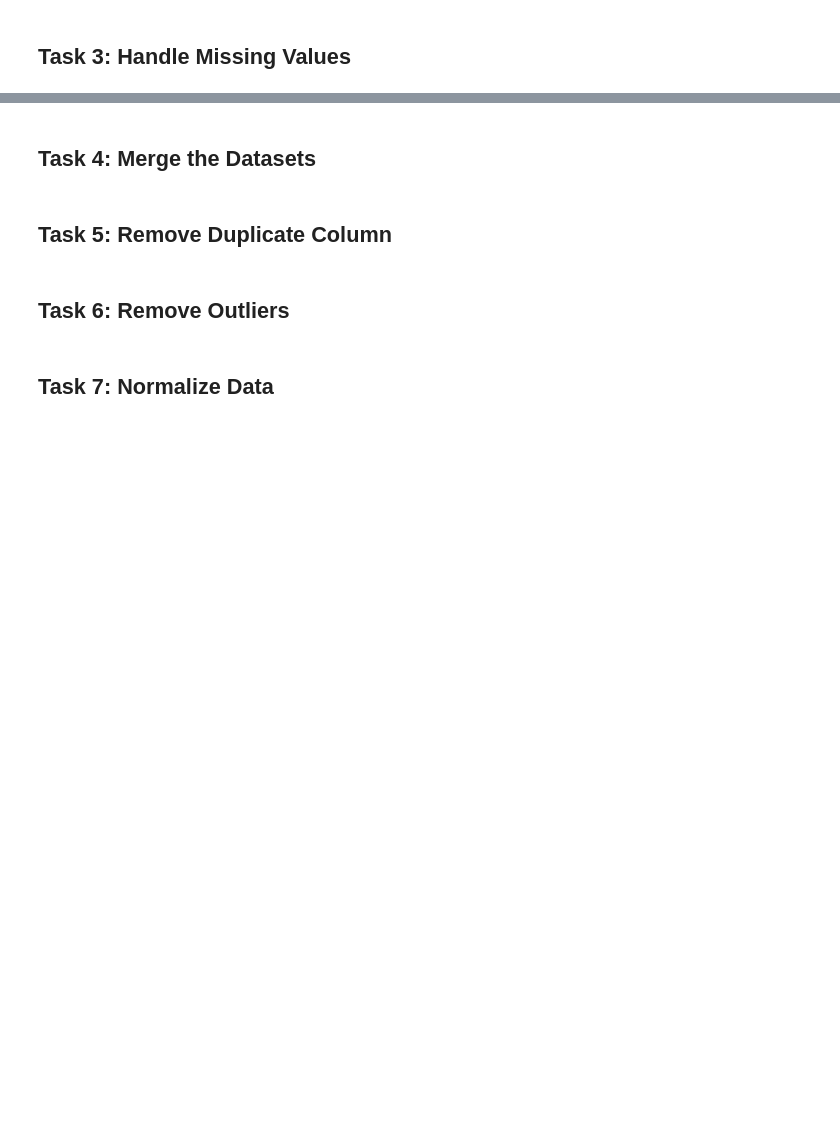
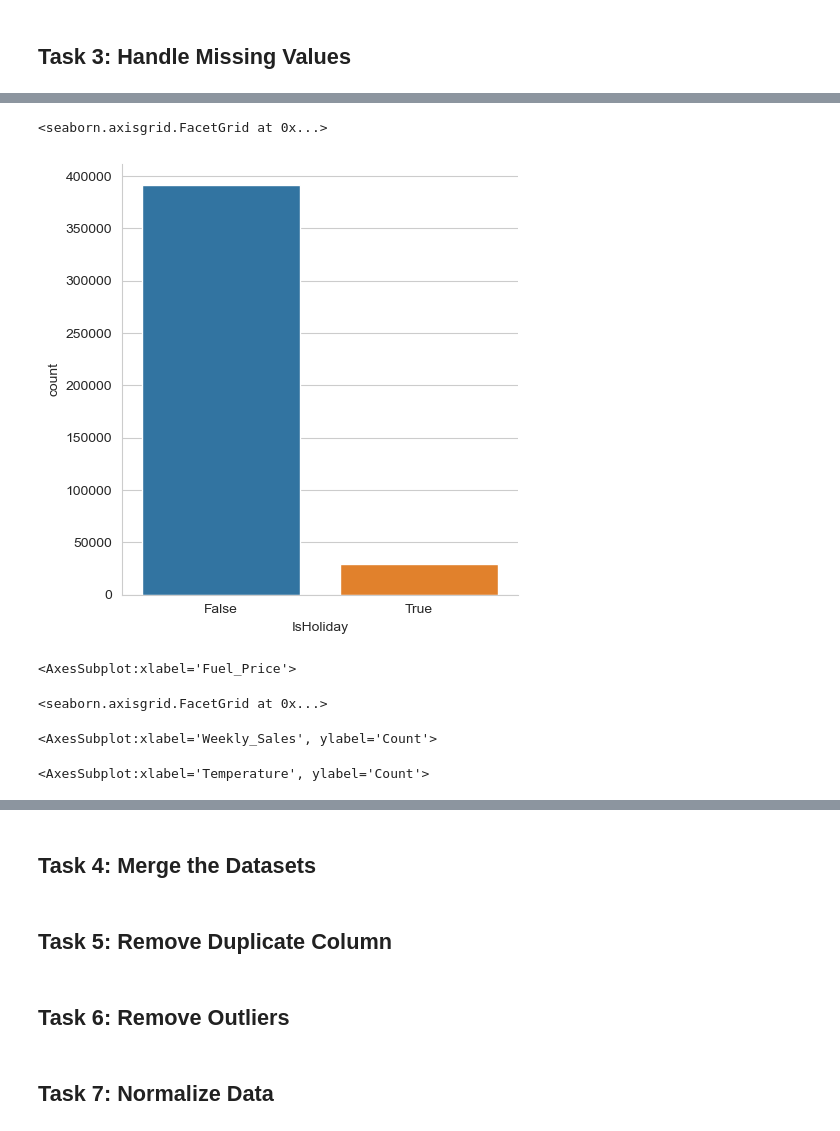
Before and after one commit to dimolinas/Data-Visualization-Seaborn, a Jupyter notebook: Notebook.ipynb, the cells around one changed output, grey strips where cells are left out. Drawn from its saved outputs; the diff is of its cells as text; code cells hidden in the pictures; blank space fills up the shorter version.

```diff
--- a/Notebook.ipynb
+++ b/Notebook.ipynb
@@ -32,0 +221,3 @@
+# %%
+# Write the code to remove the remaining null values here.
+df_features.dropna(inplace=True)
@@ -32,0 +243,4 @@
+# %%
+# Write the code to merge the training set with the features and store DataFrame here.
+df_train_merge = df_train.merge(df_features, on=['Store', 'Date'], how='inner').merge(df_stores, on=['Store'], how='inner')
+df_train_merge.head()
@@ -32,0 +267,8 @@
+# %%
+# Write the code to remove the duplicate columns here.
+df_train_merge.drop(['IsHoliday_y'], axis=1,inplace=True)
+df_test_merge.drop(['IsHoliday_y'], axis=1,inplace=True)
+# %%
+# Write the code to rename the columns here.
+df_train_merge.rename(columns={'IsHoliday_x':'IsHoliday'},inplace=True)
+df_test_merge.rename(columns={'IsHoliday_x':'IsHoliday'},inplace=True)
@@ -32,0 +310,21 @@
+# %%
+sns.catplot(data=df_train_merge, x="IsHoliday", kind="count")
+# %% [output]
+<seaborn.axisgrid.FacetGrid at 0x...>
+[figure, added]
+# %%
+sns.violinplot(x=df_train_merge["Fuel_Price"])
+# %% [output]
+<AxesSubplot:xlabel='Fuel_Price'>
+# %%
+sns.displot(df_train_merge, x="Weekly_Sales")
+# %% [output]
+<seaborn.axisgrid.FacetGrid at 0x...>
+# %%
+sns.violinplot(x=df_train_merge["Weekly_Sales"])
+# %% [output]
+<AxesSubplot:xlabel='Weekly_Sales', ylabel='Count'>
+# %%
+sns.violinplot(x=df_train_merge["Temperature"])
+# %% [output]
+<AxesSubplot:xlabel='Temperature', ylabel='Count'>
```
Also changed, not shown: parts of 106 cells of this notebook.
